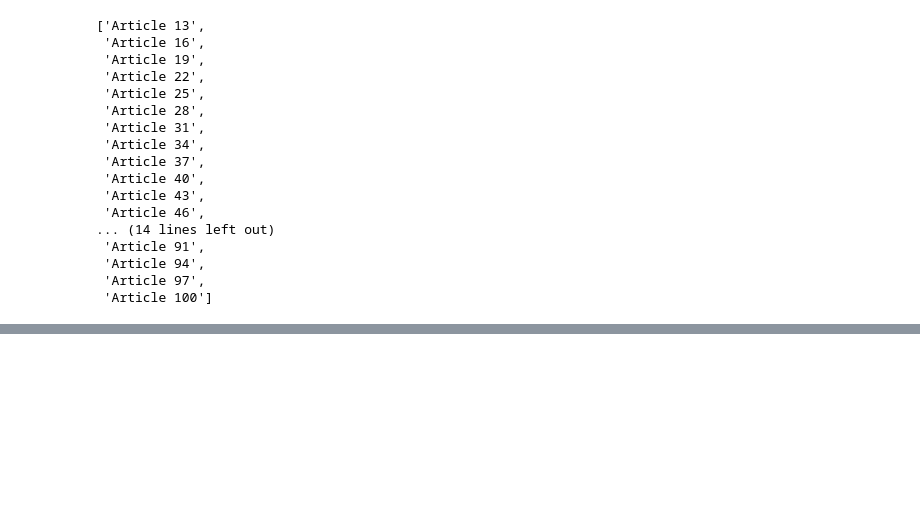
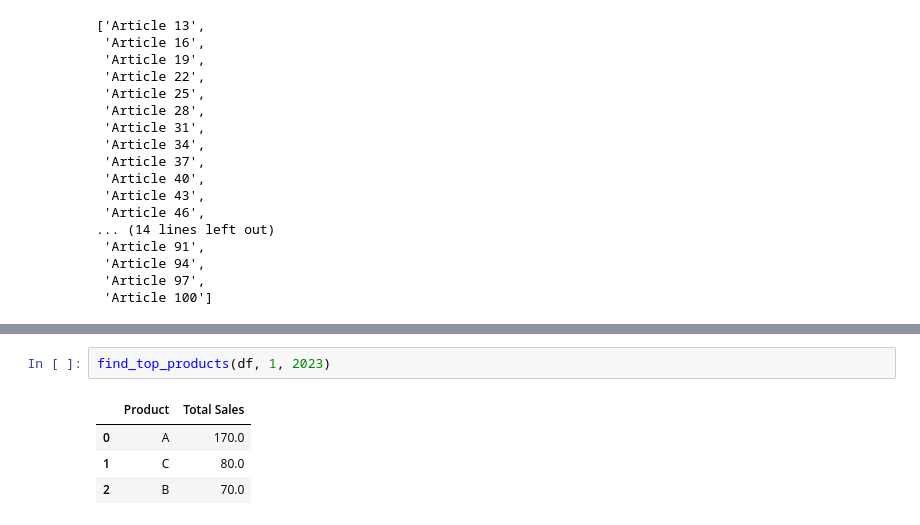
Before and after one commit to danmarino1/data_science_practice, a Jupyter notebook: python_generated_questions.ipynb, the cells around one changed output, grey strips where cells are left out. Saved outputs shown, nothing was run; the diff lists cells and outputs as text; blank space fills up the shorter version.

```diff
--- a/python_generated_questions.ipynb
+++ b/python_generated_questions.ipynb
@@ -1025,0 +1099,7 @@ articles['Title'].str.capitalize().tolist()
+# %%
+find_top_products(df, 1, 2023)
+# %% [output]
+|  | Product | Total Sales |
+| 0 | A | 170.0 |
+| 1 | C | 80.0 |
+| 2 | B | 70.0 |
```
Also changed, not shown: parts of 7 cells of this notebook.
